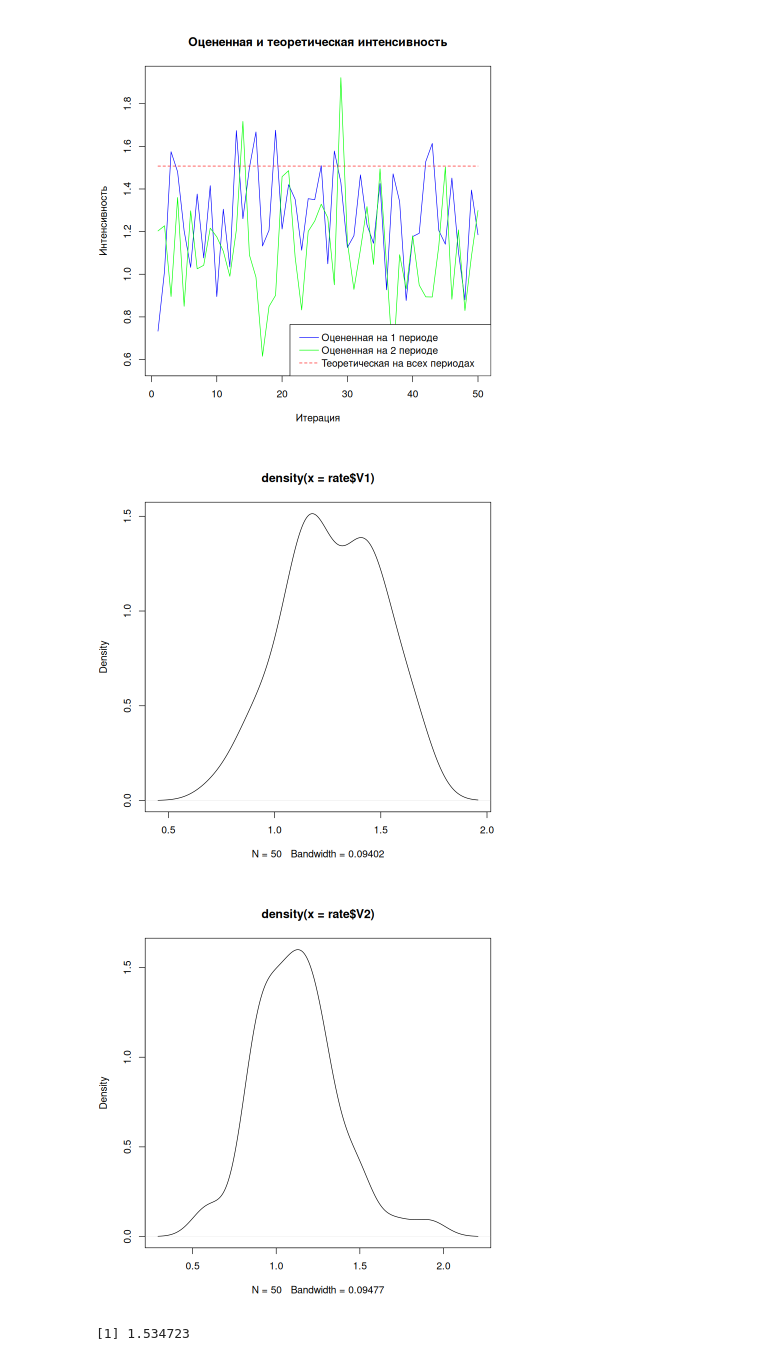
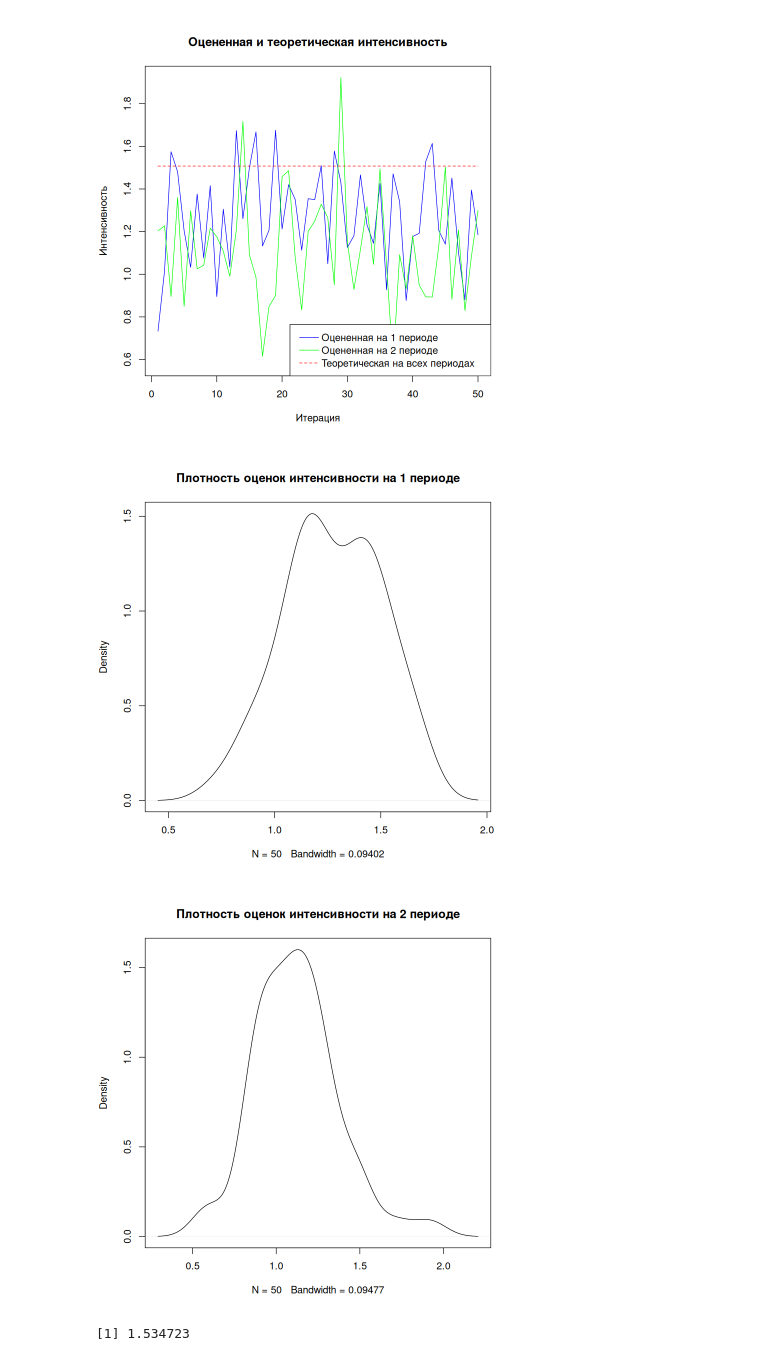
Before and after one commit to Amatikay/Diplom, a Jupyter notebook: source/Imitation.ipynb, the cells around one changed output. Drawn from its saved outputs; the diff is of its cells as text; code cells hidden in the pictures.

```diff
--- a/source/Imitation.ipynb
+++ b/source/Imitation.ipynb
@@ -293,11 +286,11 @@ legend("bottomright", legend = c("Оцененная на 1 периоде", "О
 # %% [output]
 [figure]
 # %%
-plot(density(rate$V1))
-plot(density(rate$V2))
+plot(density(rate$V1), main = "Плотность оценок интенсивности на 1 периоде")
+plot(density(rate$V2), main = "Плотность оценок интенсивности на 2 периоде")
 # %% [output]
-[figure, old version]
+[figure, new version]
-[figure, old version]
+[figure, new version]
 # %%
 mean(teta$V1)
 # mean(teta$V2)
```
Also changed, not shown: parts of 7 cells of this notebook, 3 other files.
